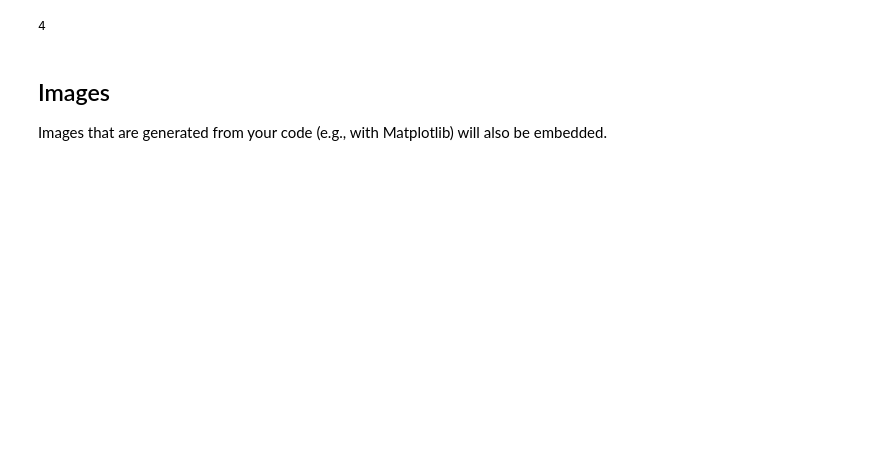
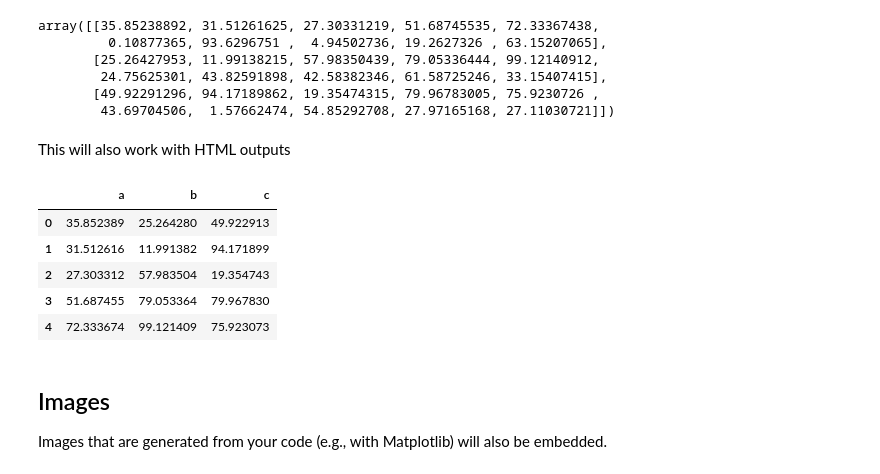
Before and after one commit to executablebooks/MyST-NB, a Jupyter notebook: docs/notebooks.ipynb, the cells around one changed output. Cells and saved outputs as stored; diff of their text form; code cells hidden in the pictures; blank space fills up the shorter version.

```diff
--- a/docs/notebooks.ipynb
+++ b/docs/notebooks.ipynb
@@ -13,11 +20,30 @@ or change in the near future.
 
 You can run cells, and the cell outputs will be captured and inserted into
 the resulting Sphinx site. For example, here's some simple Python:
-# %%
-# This is python
-print(2+2)
-# %% [output]
-4
+# %%
+import numpy as np
+data = np.random.rand(3, 100) * 100
+data[:, :10]
+# %% [output]
+array([[35.85238892, 31.51261625, 27.30331219, 51.68745535, 72.33367438,
+         0.10877365, 93.6296751 ,  4.94502736, 19.2627326 , 63.15207065],
+       [25.26427953, 11.99138215, 57.98350439, 79.05336444, 99.12140912,
+        24.75625301, 43.82591898, 42.58382346, 61.58725246, 33.15407415],
+       [49.92291296, 94.17189862, 19.35474315, 79.96783005, 75.9230726 ,
+        43.69704506,  1.57662474, 54.85292708, 27.97165168, 27.11030721]])
+# %% [markdown]
+This will also work with HTML outputs
+# %%
+import pandas as pd
+df = pd.DataFrame(data.T, columns=['a', 'b', 'c'])
+df.head()
+# %% [output]
+|  | a | b | c |
+| 0 | 35.852389 | 25.264280 | 49.922913 |
+| 1 | 31.512616 | 11.991382 | 94.171899 |
+| 2 | 27.303312 | 57.983504 | 19.354743 |
+| 3 | 51.687455 | 79.053364 | 79.967830 |
+| 4 | 72.333674 | 99.121409 | 75.923073 |
 # %% [markdown]
 ## Images
 
```
Also changed, not shown: parts of 5 cells of this notebook, 6 other files.
